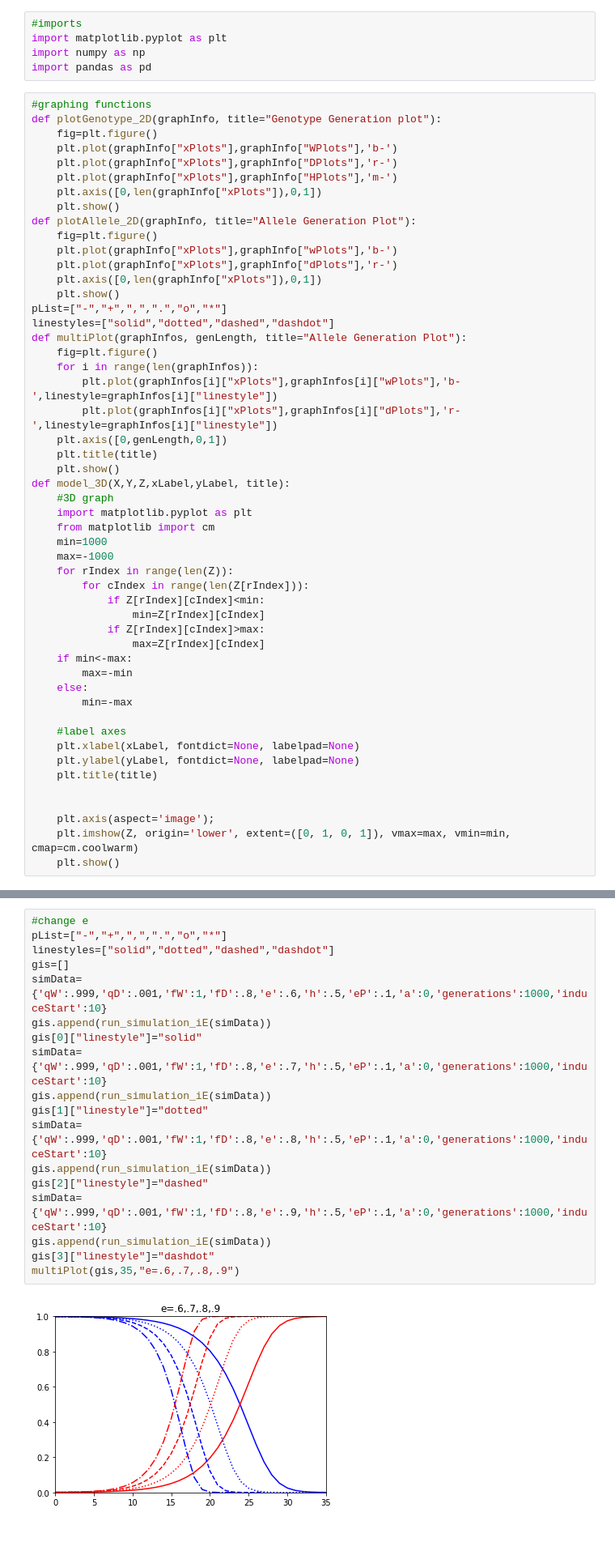
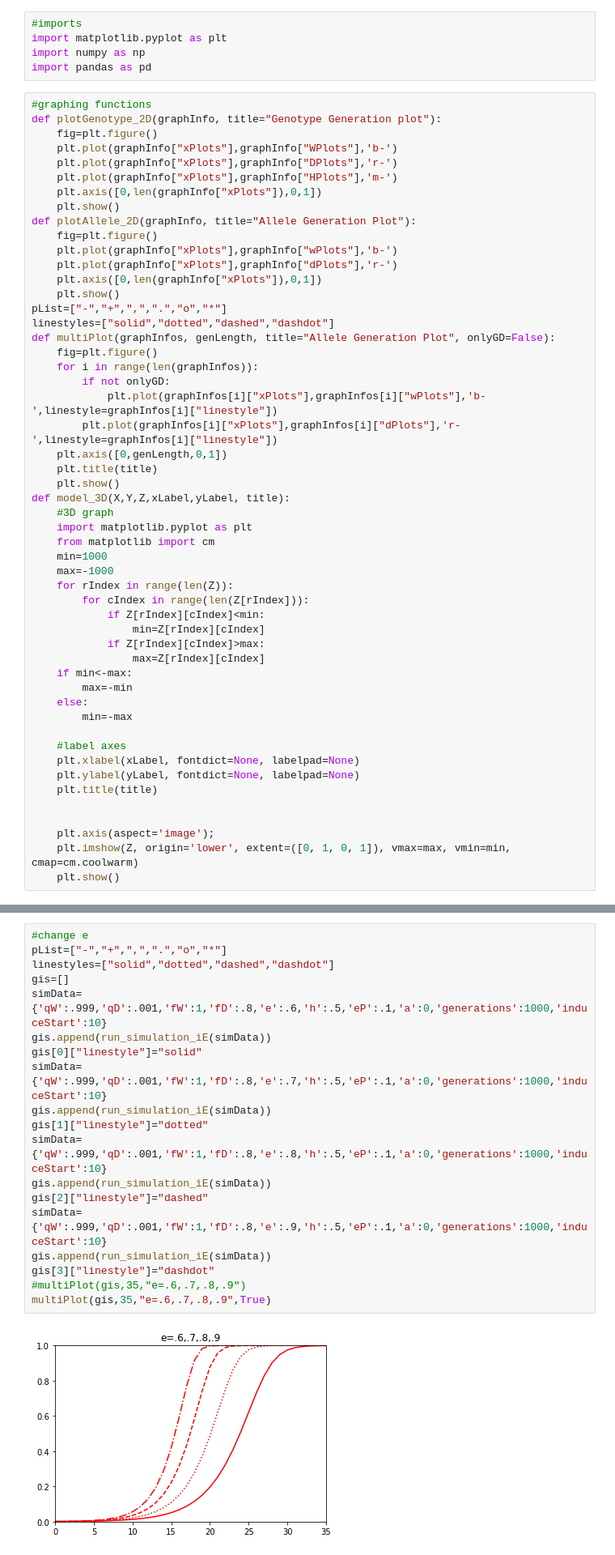
Before and after one commit to mgheffel/CRISPR-Gene-Drive-Population-Model, a Jupyter notebook: AlleleMultiMapiE.ipynb, the cells around one changed output, grey strips where cells are left out. Shown at 81% size. Saved outputs shown, nothing was run; the diff lists cells and outputs as text.

Commit message:
GD map only

```diff
--- a/AlleleMultiMapiE.ipynb
+++ b/AlleleMultiMapiE.ipynb
@@ -20,10 +20,11 @@ def plotAllele_2D(graphInfo, title="Allele Generation Plot"):
     plt.show()
 pList=["-","+",",",".","o","*"]
 linestyles=["solid","dotted","dashed","dashdot"]
-def multiPlot(graphInfos, genLength, title="Allele Generation Plot"):
+def multiPlot(graphInfos, genLength, title="Allele Generation Plot", onlyGD=False):
     fig=plt.figure()
     for i in range(len(graphInfos)):
-        plt.plot(graphInfos[i]["xPlots"],graphInfos[i]["wPlots"],'b-',linestyle=graphInfos[i]["linestyle"])
+        if not onlyGD:
+            plt.plot(graphInfos[i]["xPlots"],graphInfos[i]["wPlots"],'b-',linestyle=graphInfos[i]["linestyle"])
         plt.plot(graphInfos[i]["xPlots"],graphInfos[i]["dPlots"],'r-',linestyle=graphInfos[i]["linestyle"])
     plt.axis([0,genLength,0,1])
     plt.title(title)
@@ -158,23 +160,24 @@ multiPlot(gis,220,"induceStart=10,15,20,25")
 # %%
 #change e
 pList=["-","+",",",".","o","*"]
 linestyles=["solid","dotted","dashed","dashdot"]
 gis=[]
 simData={'qW':.999,'qD':.001,'fW':1,'fD':.8,'e':.6,'h':.5,'eP':.1,'a':0,'generations':1000,'induceStart':10}
 gis.append(run_simulation_iE(simData))
 gis[0]["linestyle"]="solid"
 simData={'qW':.999,'qD':.001,'fW':1,'fD':.8,'e':.7,'h':.5,'eP':.1,'a':0,'generations':1000,'induceStart':10}
 gis.append(run_simulation_iE(simData))
 gis[1]["linestyle"]="dotted"
 simData={'qW':.999,'qD':.001,'fW':1,'fD':.8,'e':.8,'h':.5,'eP':.1,'a':0,'generations':1000,'induceStart':10}
 gis.append(run_simulation_iE(simData))
 gis[2]["linestyle"]="dashed"
 simData={'qW':.999,'qD':.001,'fW':1,'fD':.8,'e':.9,'h':.5,'eP':.1,'a':0,'generations':1000,'induceStart':10}
 gis.append(run_simulation_iE(simData))
 gis[3]["linestyle"]="dashdot"
-multiPlot(gis,35,"e=.6,.7,.8,.9")
+#multiPlot(gis,35,"e=.6,.7,.8,.9")
+multiPlot(gis,35,"e=.6,.7,.8,.9",True)
 # %% [output]
-[figure, old version]
+[figure, new version]
 # %%
 #change eP
 gis=[]
```
Also changed, not shown: parts of 4 cells of this notebook, 2 other files.
